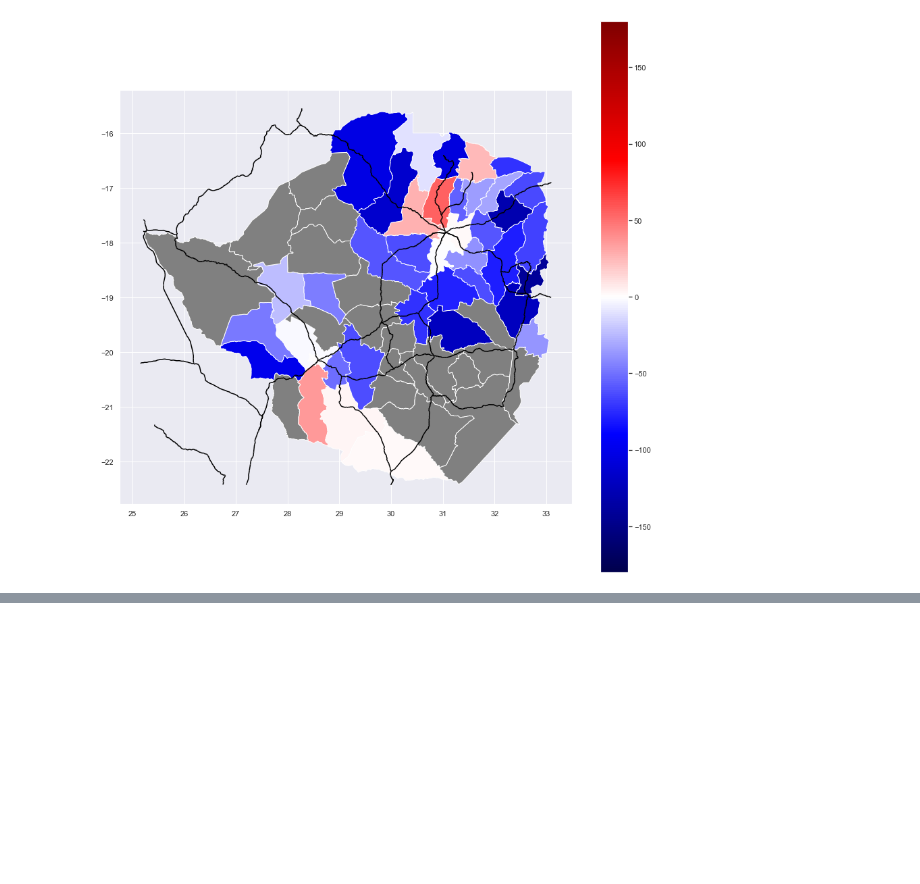
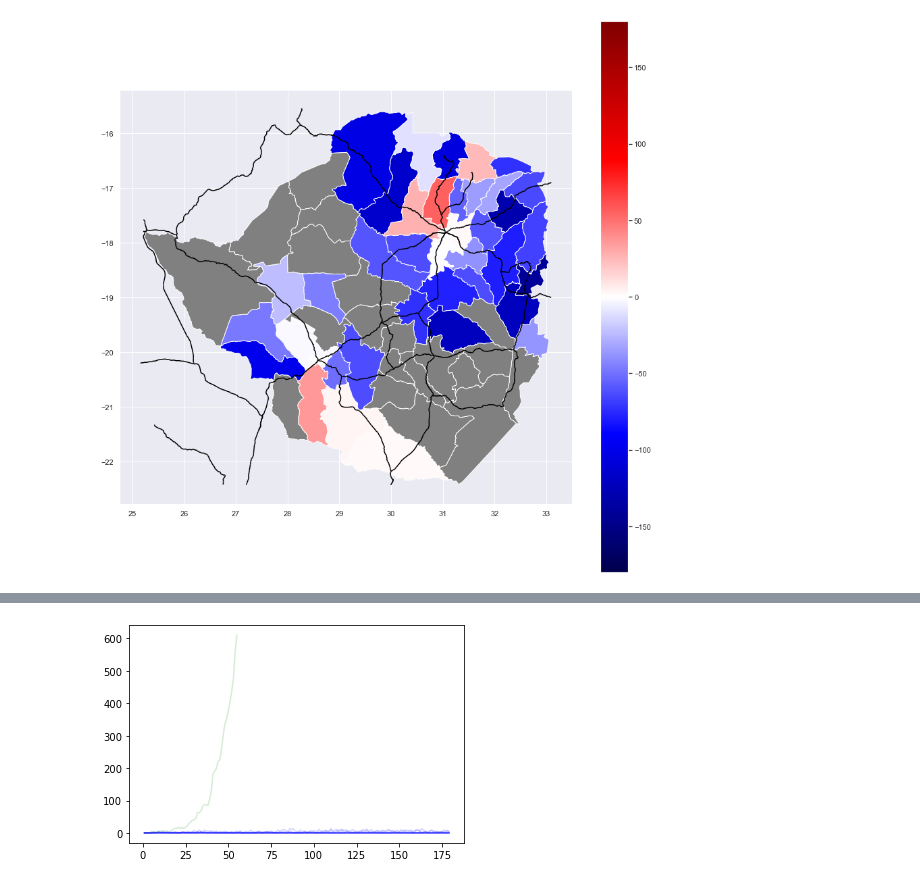
Before and after one commit to dime-worldbank/Disease-Modelling-SSA, a Jupyter notebook: notebooks/JavaOutputProcessing.ipynb, the cells around one changed output, grey strips where cells are left out. Cells and saved outputs as stored; diff of their text form; code cells hidden in the pictures; blank space fills up the shorter version.

```diff
--- a/notebooks/JavaOutputProcessing.ipynb
+++ b/notebooks/JavaOutputProcessing.ipynb
@@ -355,0 +473,32 @@ trunkRoads.plot(ax=ax, color="black")
+# %%
+def plotMetric(files, prefix, suffix, metric, symbol, alpha):
+    myAvgLine = []
+    index = 0
+    template = "^" + prefix + ".*" + suffix + "$"
+
+    for f in files:
+
+        if(re.search(template, f) != None): # f.startswith(prefix) and
+            r_data = pd.read_csv(path + f, sep='\t')
+            totcases = r_data[metric]
+            if len(myAvgLine) == 0:
+                myAvgLine = totcases
+            else:
+                myAvgLine += totcases
+
+            # plot it
+            plt.plot(r_data["time"][1:], totcases[1:], symbol, alpha=alpha)
+            index += 1
+    if(index == 0):
+        print("ERROR: files not found!")
+        return pd.NA
+    return {"myLine": myAvgLine/index, "myTime": r_data["time"]}
+
+path = "/Users/swise/workspace/worldbank/Disease-Modelling-SSA/data/verification/output/"
+files = os.listdir(path)
+
+#line1 = plotMetric(files, "exportMe", "0.03_.txt", "metric_new_cases_sympt", 'r-', 0.15)
+line2 = plotMetric(files, "exportPerfect", "0.03_.txt", "metric_new_cases_sympt", 'b-', 0.15)
+line3 = plotMetric(files, "exportPerfectMixing", "0.1.txt", "metric_new_cases_sympt", 'g-', 0.15)
+# %% [output]
+[figure, added]
```
Also changed, not shown: parts of 8 cells of this notebook, 7 other files.
